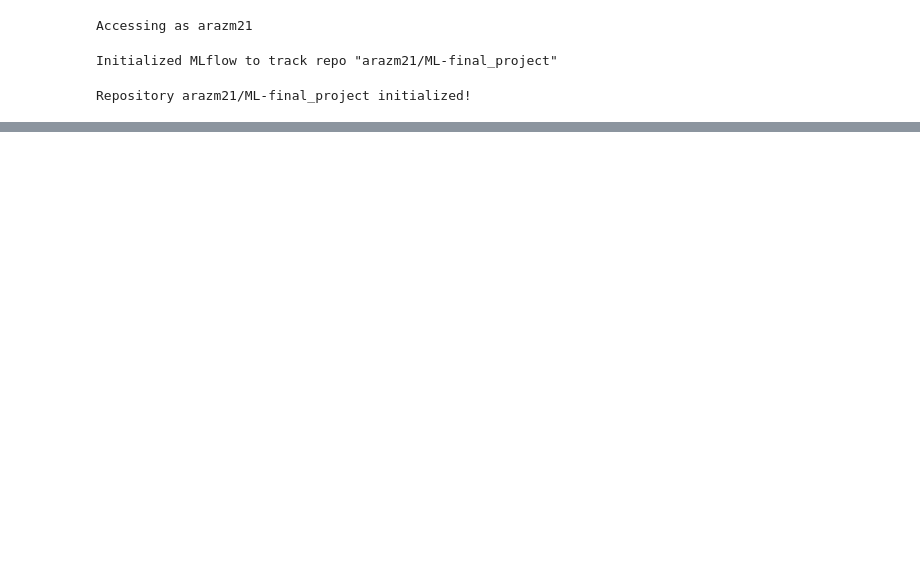
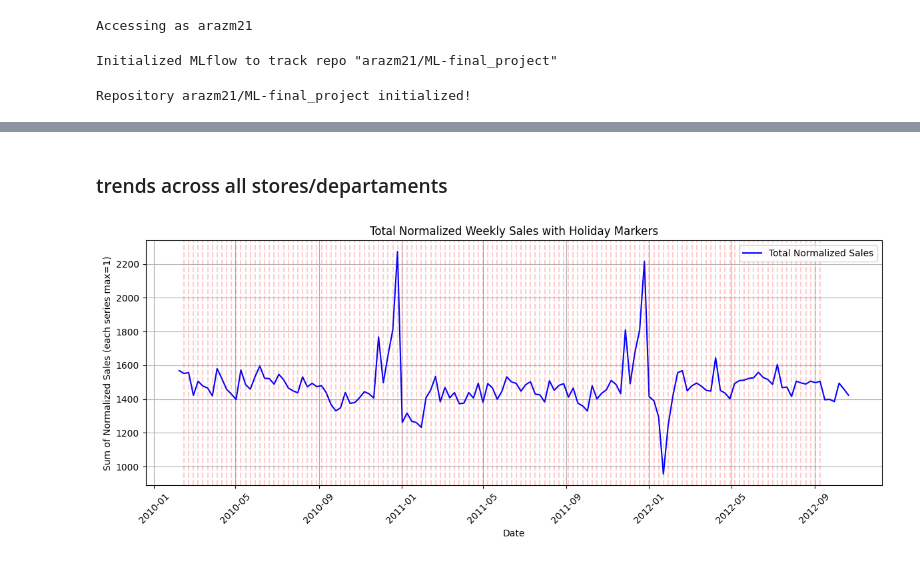
Before and after one commit to arazm21/ML-final_project, a Jupyter notebook: store_notebook_ARIMA.ipynb, the cells around one changed output, grey strips where cells are left out. Saved outputs shown, nothing was run; the diff lists cells and outputs as text; code cells hidden in the pictures; blank space fills up the shorter version.

```diff
--- a/store_notebook_ARIMA.ipynb
+++ b/store_notebook_ARIMA.ipynb
@@ -182,0 +325,59 @@ Repository arazm21/ML-final_project initialized!
+# %% [markdown]
+### trends across all stores/departaments
+# %%
+import pandas as pd
+import matplotlib.pyplot as plt
+
+# Ensure Date is datetime
+train_merged['Date'] = pd.to_datetime(train_merged['Date'])
+
+# Define common weekly index
+common_index = pd.date_range(start=train_merged['Date'].min(),
+                             end=train_merged['Date'].max(),
+                             freq='W')
+
+# Step 1: Normalize each Store–Dept combo (max = 1)
+normalized_series_list = []
+
+for (store, dept), group in train_merged.groupby(['Store', 'Dept']):
+    group = group.set_index('Date').sort_index()
+    weekly_sales = group['Weekly_Sales'].resample('W').sum()
+
+    max_sales = weekly_sales.max()
+    if pd.isna(max_sales) or max_sales == 0:
+        continue
+
+    normalized = weekly_sales / max_sales
+    normalized = normalized.reindex(common_index).interpolate(limit_direction='both')
+    normalized_series_list.append(normalized)
+
+# Step 2: Add all normalized series together
+normalized_df = pd.DataFrame(normalized_series_list).T
+total_normalized_sales = normalized_df.sum(axis=1)
+
+# Step 3: Get unique holiday weeks (from any store/dept)
+holiday_weeks = (
+    train_merged[train_merged['IsHoliday'] == True]
+    .set_index('Date')
+    .resample('W').max()
+    .index
+)
+
+# Step 4: Plot with holiday lines
+plt.figure(figsize=(12, 5))
+plt.plot(common_index, total_normalized_sales, color='blue', label='Total Normalized Sales')
+
+# Draw vertical lines for holidays
+for date in holiday_weeks:
+    plt.axvline(date, color='red', linestyle='--', alpha=0.2)
+
+plt.title('Total Normalized Weekly Sales with Holiday Markers')
+plt.xlabel('Date')
+plt.ylabel('Sum of Normalized Sales (each series max=1)')
+plt.grid(True)
+plt.xticks(rotation=45)
+plt.legend()
+plt.tight_layout()
+plt.show()
+# %% [output]
+[figure, added]
```
Also changed, not shown: parts of 28 cells of this notebook, 3 other files.
